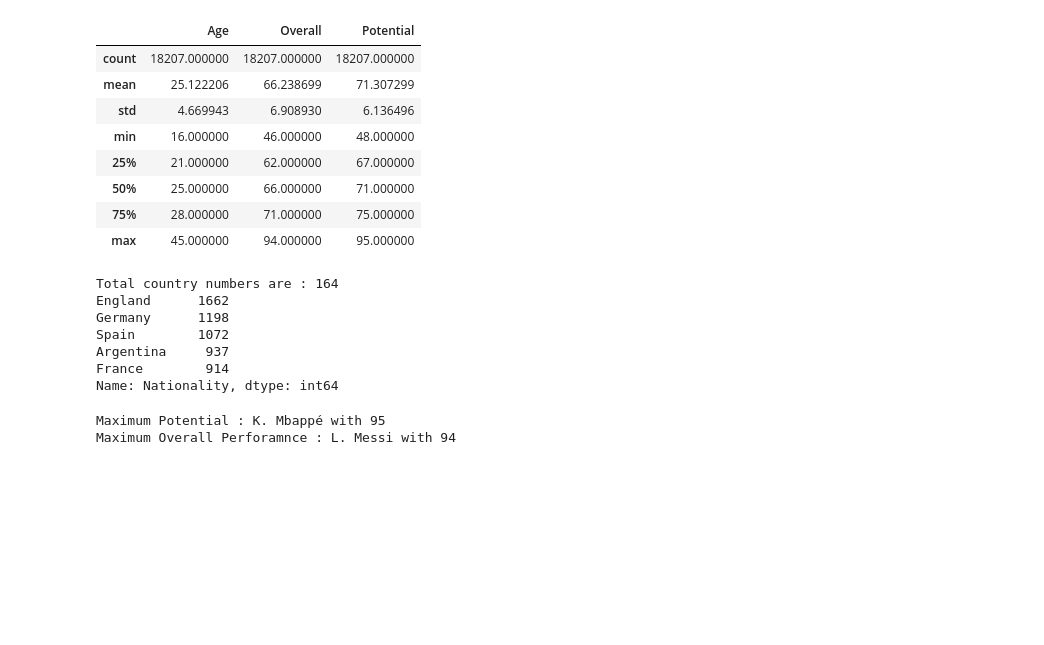
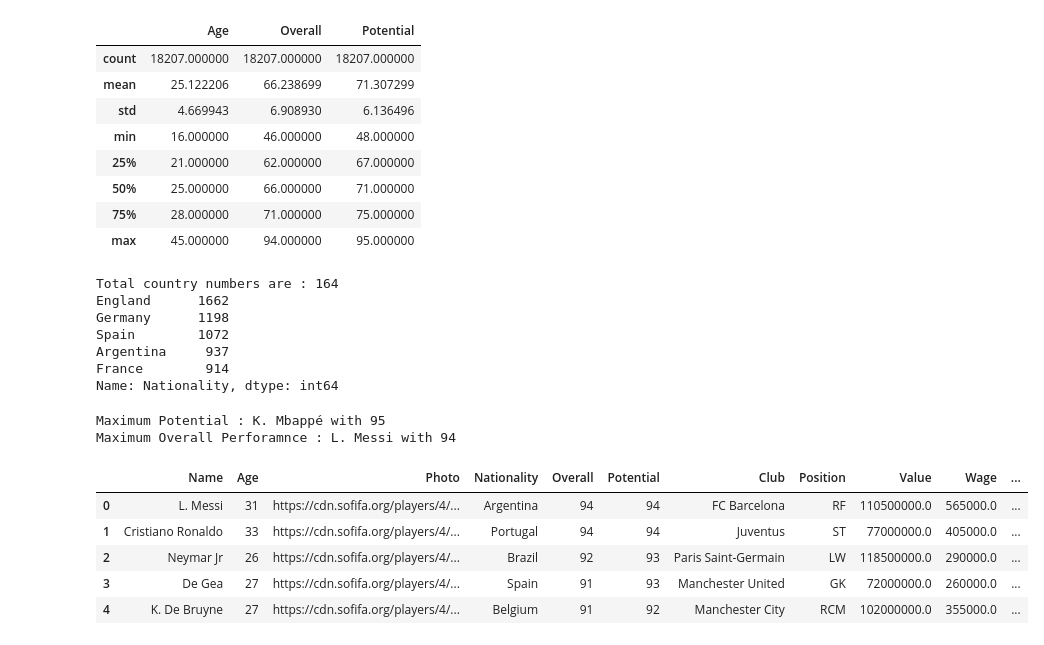
Before and after one commit to AustinYanghc/Python-ILP, a Jupyter notebook: FIFA 19.ipynb, the cells around one changed output. Drawn from its saved outputs; the diff is of its cells as text; code cells hidden in the pictures; blank space fills up the shorter version.

```diff
--- a/FIFA 19.ipynb
+++ b/FIFA 19.ipynb
@@ -95,0 +105,9 @@ while i < 5:
+# %%
+dataset.head()
+# %% [output]
+|  | Name | Age | Photo | Nationality | Overall | Potential | Club | Position | Value | Wage | ... |
+| 0 | L. Messi | 31 | https://cdn.sofifa.org/players/4/... | Argentina | 94 | 94 | FC Barcelona | RF | 110500000.0 | 565000.0 | ... |
+| 1 | Cristiano Ronaldo | 33 | https://cdn.sofifa.org/players/4/... | Portugal | 94 | 94 | Juventus | ST | 77000000.0 | 405000.0 | ... |
+| 2 | Neymar Jr | 26 | https://cdn.sofifa.org/players/4/... | Brazil | 92 | 93 | Paris Saint-Germain | LW | 118500000.0 | 290000.0 | ... |
+| 3 | De Gea | 27 | https://cdn.sofifa.org/players/4/... | Spain | 91 | 93 | Manchester United | GK | 72000000.0 | 260000.0 | ... |
+| 4 | K. De Bruyne | 27 | https://cdn.sofifa.org/players/4/... | Belgium | 91 | 92 | Manchester City | RCM | 102000000.0 | 355000.0 | ... |
```
Also changed, not shown: parts of 12 cells of this notebook, 1 other file.
